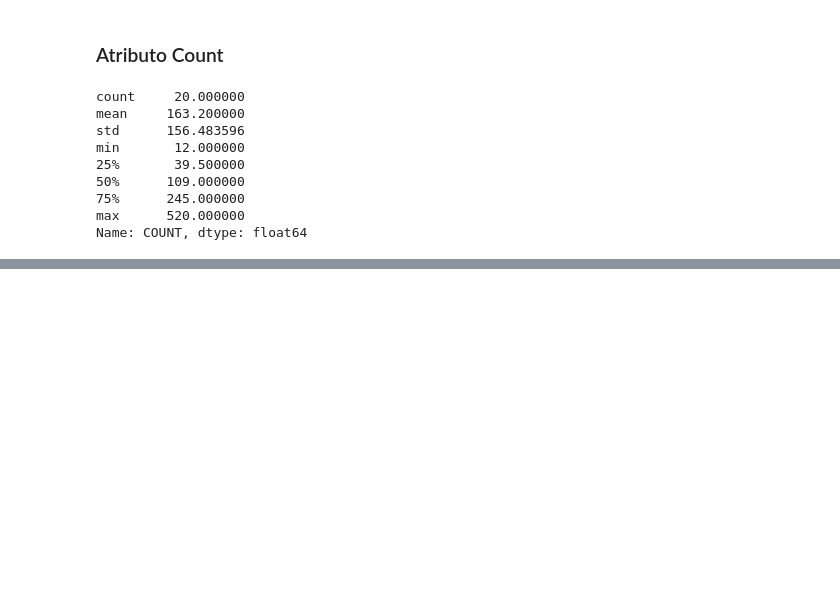
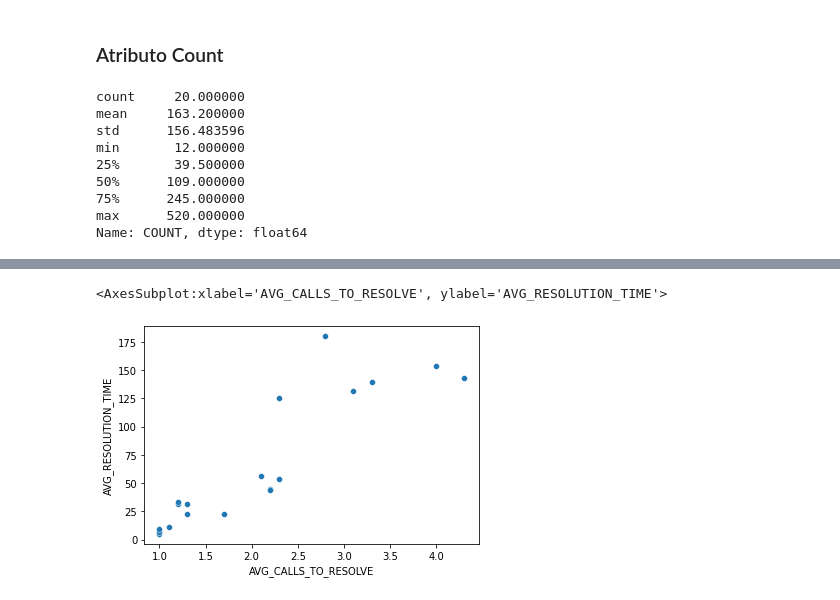
Before and after one commit to leo-hoet/explotaciondedatos, a Jupyter notebook: tp2.ipynb, the cells around one changed output, grey strips where cells are left out. Drawn from its saved outputs; the diff is of its cells as text; code cells hidden in the pictures; blank space fills up the shorter version.

```diff
--- a/tp2.ipynb
+++ b/tp2.ipynb
@@ -237,0 +247,6 @@ px.histogram(df, x="PROBLEM_TYPE", y="COUNT",  hover_data=df.columns)
+# %%
+sns.scatterplot(data=df, x="AVG_CALLS_TO_RESOLVE", y="AVG_RESOLUTION_TIME")
+# Aca se pueden ver 2 o 3 clusters
+# %% [output]
+<AxesSubplot:xlabel='AVG_CALLS_TO_RESOLVE', ylabel='AVG_RESOLUTION_TIME'>
+[figure, added]
```
Also changed, not shown: parts of 18 cells of this notebook.
